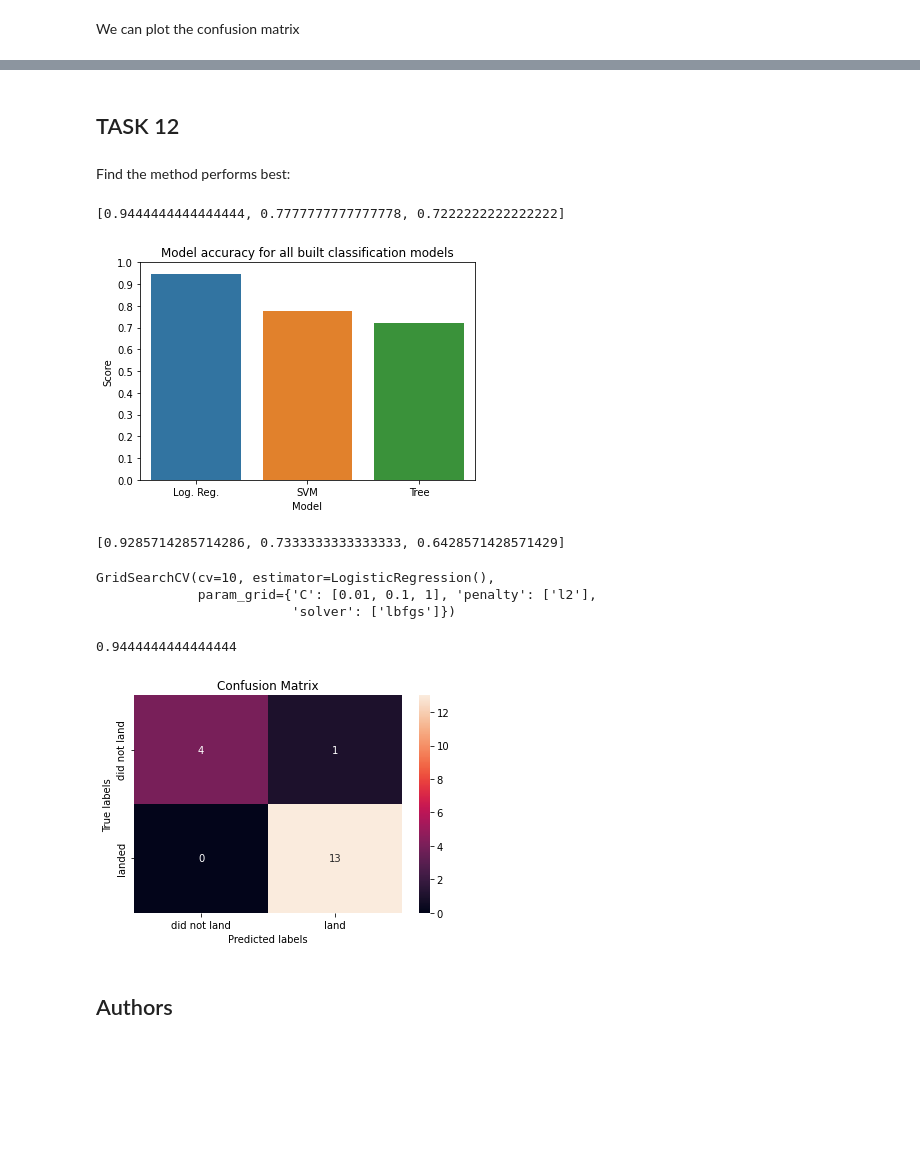
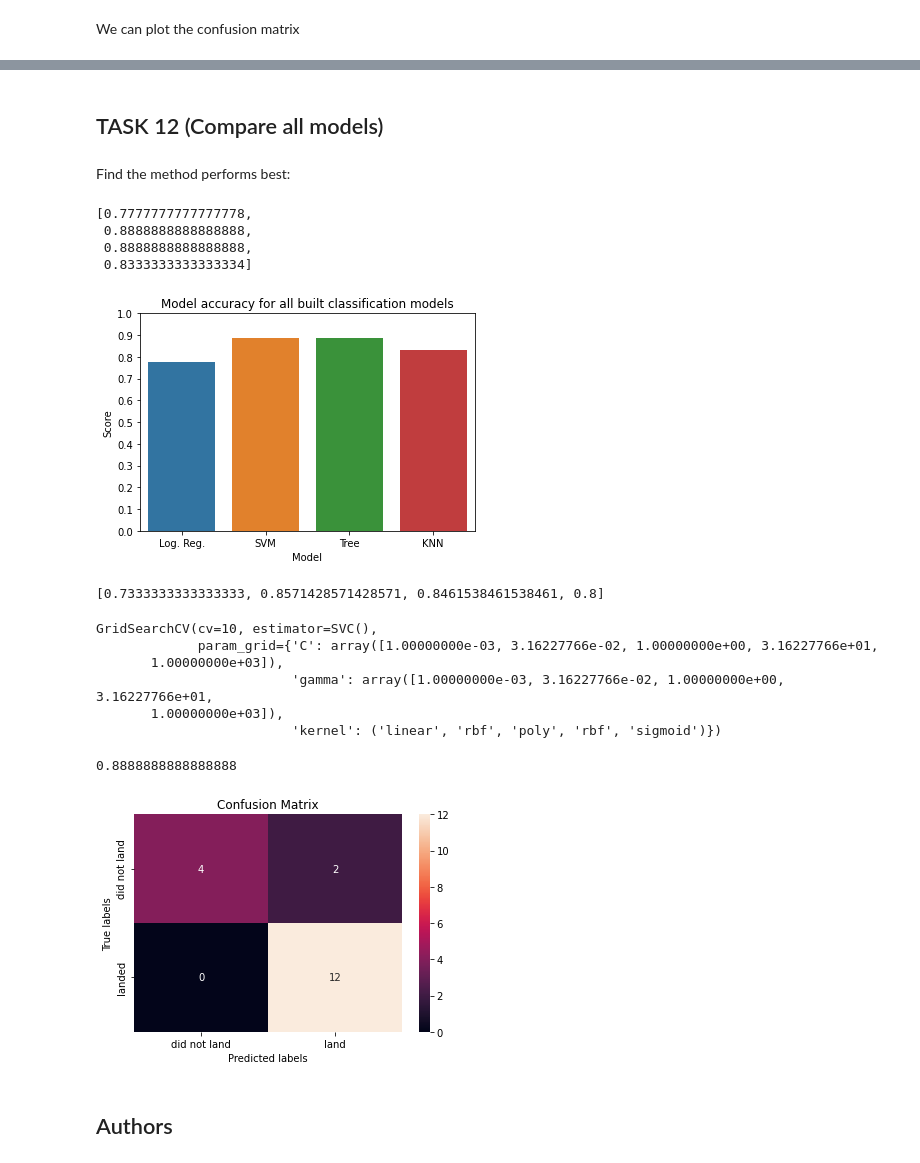
Before and after one commit to sentinel-1/IBM-Applied-Data-Science-Capstone, a Jupyter notebook: Machine Learning Prediction lab.ipynb, the cells around one changed output, grey strips where cells are left out. Saved outputs shown, nothing was run; the diff lists cells and outputs as text; code cells hidden in the pictures; blank space fills up the shorter version.

Commit message:
Add KNN into all model comparison

```diff
--- a/Machine Learning Prediction lab.ipynb
+++ b/Machine Learning Prediction lab.ipynb
@@ -342,46 +342,52 @@ plot_confusion_matrix(Y_test,yhat)
 # %% [markdown]
-## TASK  12
+## TASK  12 (Compare all models)
 # %% [markdown]
 Find the method performs best:
 # %%
-all_models = [logreg_cv, svm_cv, tree_cv]
+all_models = [logreg_cv, svm_cv, tree_cv, knn_cv]
 
 all_scores = [model.score(X_test,Y_test) for model in all_models]
 all_scores
 # %% [output]
-[0.9444444444444444, 0.7777777777777778, 0.7222222222222222]
+[0.7777777777777778,
+ 0.8888888888888888,
+ 0.8888888888888888,
+ 0.8333333333333334]
 # %%
 sns.barplot(x='Model', y='Score', data=pd.DataFrame({
-    'Model': ["Log. Reg.", "SVM", "Tree"],
+    'Model': ["Log. Reg.", "SVM", "Tree", "KNN"],
     'Score': all_scores
 }))
 plt.yticks(np.linspace(0,1,11))
 plt.title("Model accuracy for all built classification models")
 plt.show()
 # %% [output]
-[figure, old version]
+[figure, new version]
 # %%
 from sklearn.metrics import jaccard_score
 
 [jaccard_score(Y_test, model.predict(X_test)) for model in all_models]
 # %% [output]
-[0.9285714285714286, 0.7333333333333333, 0.6428571428571429]
+[0.7333333333333333, 0.8571428571428571, 0.8461538461538461, 0.8]
 # %%
 best_model = all_models[all_scores.index(max(all_scores))]
 best_model
 # %% [output]
-GridSearchCV(cv=10, estimator=LogisticRegression(),
-             param_grid={'C': [0.01, 0.1, 1], 'penalty': ['l2'],
-                         'solver': ['lbfgs']})
+GridSearchCV(cv=10, estimator=SVC(),
+             param_grid={'C': array([1.00000000e-03, 3.16227766e-02, 1.00000000e+00, 3.16227766e+01,
+       1.00000000e+03]),
+                         'gamma': array([1.00000000e-03, 3.16227766e-02, 1.00000000e+00, 3.16227766e+01,
+       1.00000000e+03]),
+                         'kernel': ('linear', 'rbf', 'poly', 'rbf', 'sigmoid')})
 # %%
 best_model.score(X_test,Y_test)
 # %% [output]
-0.9444444444444444
+0.8888888888888888
 # %%
 yhat = best_model.predict(X_test)
 plot_confusion_matrix(Y_test,yhat)
 # %% [output]
-[figure, old version]
+[figure, new version]
 # %% [markdown]
 ## Authors
 # %% [markdown]
```
Also changed, not shown: parts of 23 cells of this notebook, 1 other file.
